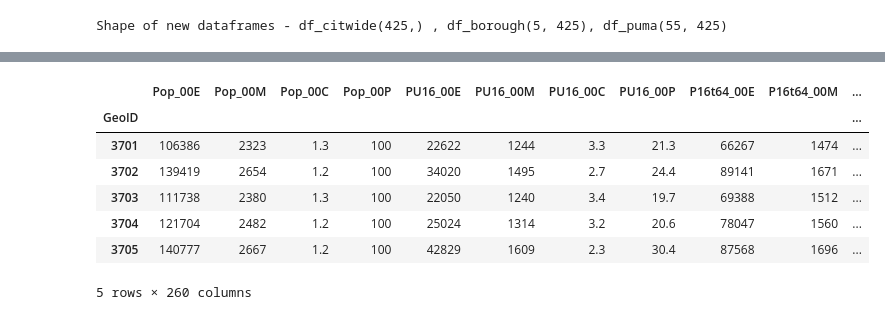
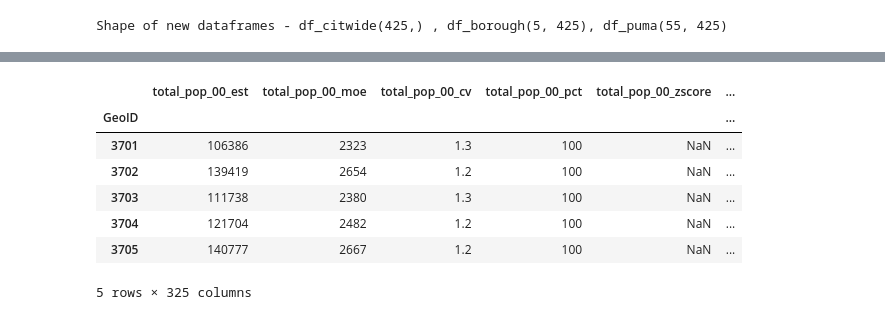
Before and after one commit to NYCPlanning/db-equitable-development-tool, a Jupyter notebook: notebooks/decennial_census_exploratory.ipynb, the cells around one changed output, grey strips where cells are left out. Saved outputs shown, nothing was run; the diff lists cells and outputs as text; code cells hidden in the pictures.

```diff
--- a/notebooks/decennial_census_exploratory.ipynb
+++ b/notebooks/decennial_census_exploratory.ipynb
@@ -87,0 +79,4 @@ Shape of new dataframes - df_citwide(425,) , df_borough(5, 425), df_puma(55, 425
+# %%
+df_puma_test = df_puma_test.drop(df_puma_test.filter(regex="E.1$|M.1$|C.1$|P.1$|Z.1$").columns, axis=1)
+# %%
+df_puma_test.columns = map(str.lower, df_puma_test.columns)
@@ -99,2 +102,0 @@ df_puma.head()
-# %%
-df_puma_test = df_puma.drop(df_puma.filter(regex= "Occ|OOcc|ROcc|Z").columns, axis = 1)
@@ -103,11 +111,42 @@ test = df_puma_test.drop(df_puma_test.filter(regex="Z$|E.1$|M.1$|C.1$|P.1$|Z.1$"
+# %%
+### change demographic + race column headers \
+
+df_puma_test.columns = df_puma_test.columns.str.replace("a00", "00_anh", regex = True)
+
+df_puma_test.columns = df_puma_test.columns.str.replace("b00", "00_bnh", regex = True)
+
+df_puma_test.columns = df_puma_test.columns.str.replace("h00", "00_hsp", regex = True)
+
+df_puma_test.columns = df_puma_test.columns.str.replace("o00", "00_onh", regex = True)
+
+df_puma_test.columns = df_puma_test.columns.str.replace("w00", "00_wnh", regex = True)
+
+
+### try to change pop and pop under 16 column headers
+df_puma_test.columns = df_puma_test.columns.str.replace("pop", "total_pop", regex = True)
+
+df_puma_test.columns = df_puma_test.columns.str.replace("pu16", "popu16", regex = True)
+
+### change suffix to wiki conventions
+
+
+df_puma_test.columns = df_puma_test.columns.str.replace("e$", "_est", regex = True)
+
+df_puma_test.columns = df_puma_test.columns.str.replace("m$", "_moe", regex = True)
+
+df_puma_test.columns = df_puma_test.columns.str.replace("c$", "_cv", regex = True)
+
+df_puma_test.columns = df_puma_test.columns.str.replace("p$", "_pct", regex = True)
+
+df_puma_test.columns = df_puma_test.columns.str.replace("z$", "_zscore", regex = True)
 # %%
-test.head()
+df_puma_test.head()
 # %% [output]
-|  | Pop_00E | Pop_00M | Pop_00C | Pop_00P | PU16_00E | PU16_00M | PU16_00C | PU16_00P | P16t64_00E | P16t64_00M | ... |
-| GeoID |  |  |  |  |  |  |  |  |  |  | ... |
-| 3701 | 106386 | 2323 | 1.3 | 100 | 22622 | 1244 | 3.3 | 21.3 | 66267 | 1474 | ... |
-| 3702 | 139419 | 2654 | 1.2 | 100 | 34020 | 1495 | 2.7 | 24.4 | 89141 | 1671 | ... |
-| 3703 | 111738 | 2380 | 1.3 | 100 | 22050 | 1240 | 3.4 | 19.7 | 69388 | 1512 | ... |
-| 3704 | 121704 | 2482 | 1.2 | 100 | 25024 | 1314 | 3.2 | 20.6 | 78047 | 1560 | ... |
-| 3705 | 140777 | 2667 | 1.2 | 100 | 42829 | 1609 | 2.3 | 30.4 | 87568 | 1696 | ... |
+|  | total_pop_00_est | total_pop_00_moe | total_pop_00_cv | total_pop_00_pct | total_pop_00_zscore | ... |
+| GeoID |  |  |  |  |  | ... |
+| 3701 | 106386 | 2323 | 1.3 | 100 | NaN | ... |
+| 3702 | 139419 | 2654 | 1.2 | 100 | NaN | ... |
+| 3703 | 111738 | 2380 | 1.3 | 100 | NaN | ... |
+| 3704 | 121704 | 2482 | 1.2 | 100 | NaN | ... |
+| 3705 | 140777 | 2667 | 1.2 | 100 | NaN | ... |
-5 rows × 260 columns
+5 rows × 325 columns
```
Also changed, not shown: parts of 24 cells of this notebook, 2 other files.
